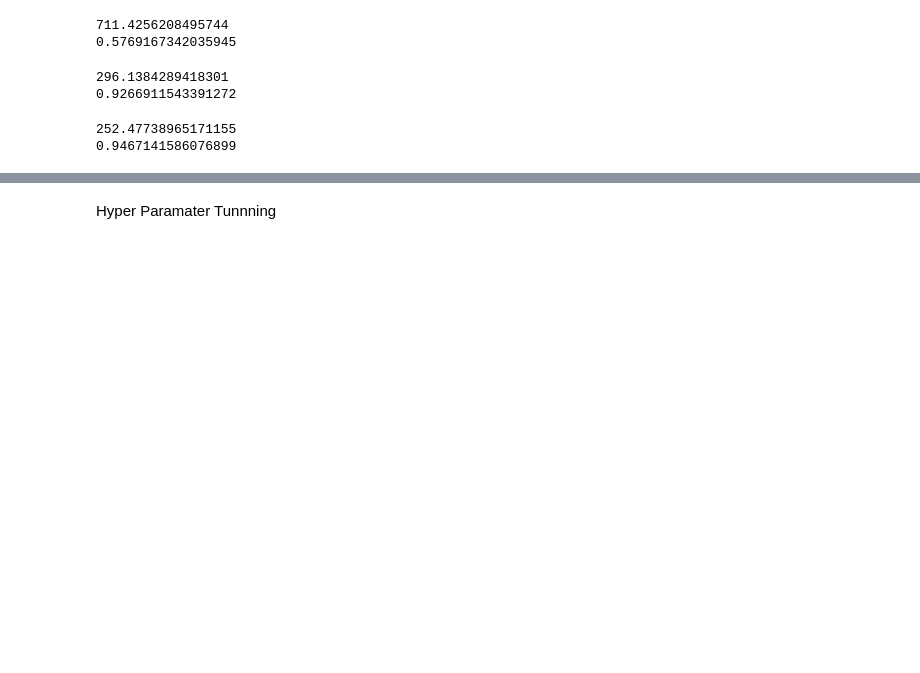
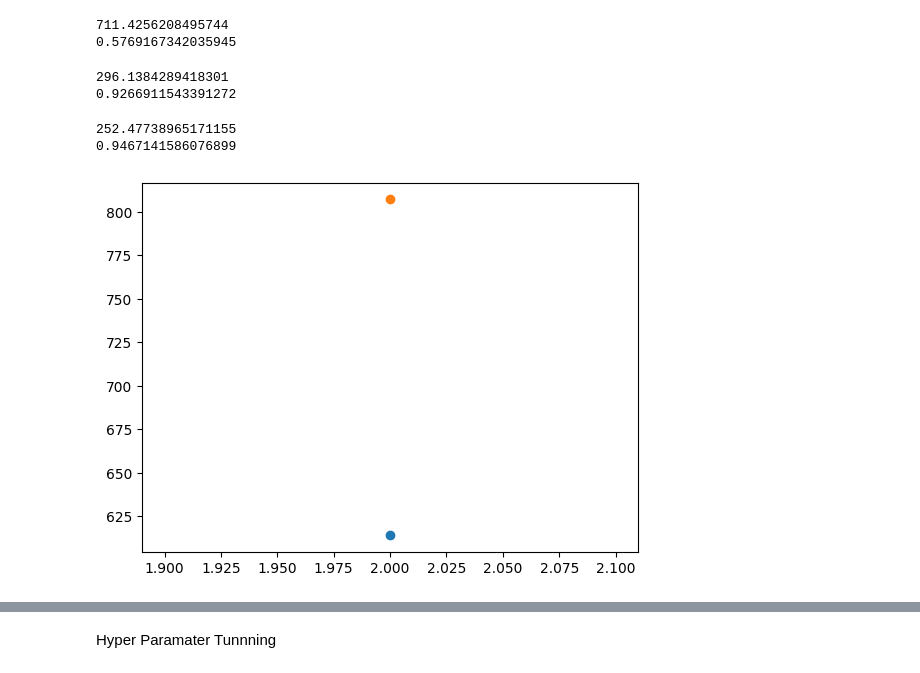
Before and after one commit to Madan1512/Niyata_Infotech_Task, a Jupyter notebook: Task_1.ipynb, the cells around one changed output, grey strips where cells are left out. Saved outputs shown, nothing was run; the diff lists cells and outputs as text; code cells hidden in the pictures; blank space fills up the shorter version.

```diff
--- a/Task_1.ipynb
+++ b/Task_1.ipynb
@@ -364,3 +364,10 @@ print(rf_rs)
 # %% [output]
 252.47738965171155
 0.9467141586076899
+# %%
+import matplotlib.pyplot as plt
+plt.scatter(2,y_train[:1])
+plt.scatter(2,xgb.predict(x_train[:1]))
+plt.show()
+# %% [output]
+[figure, added]
```
Also changed, not shown: parts of 1 cell of this notebook.
